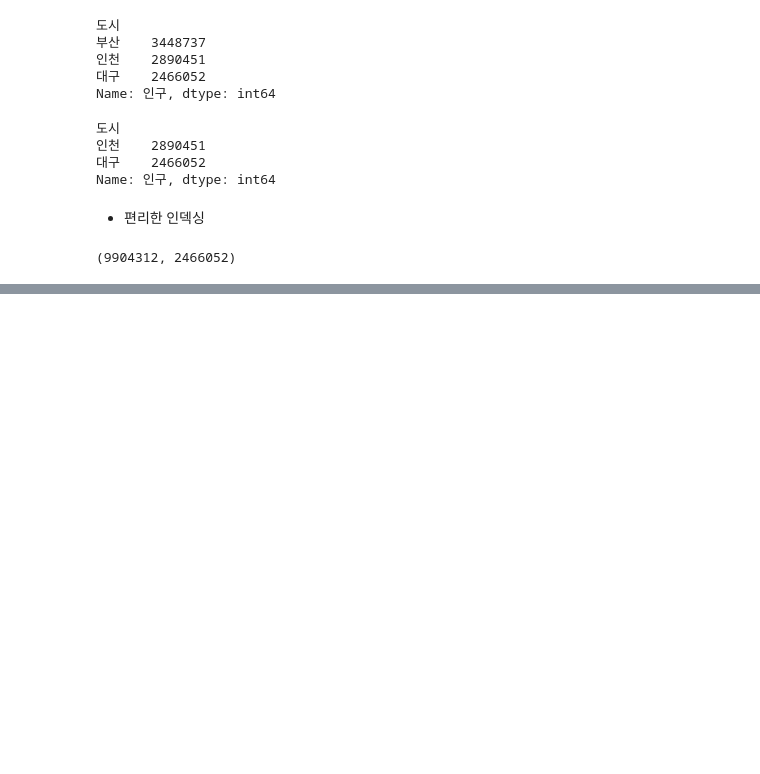
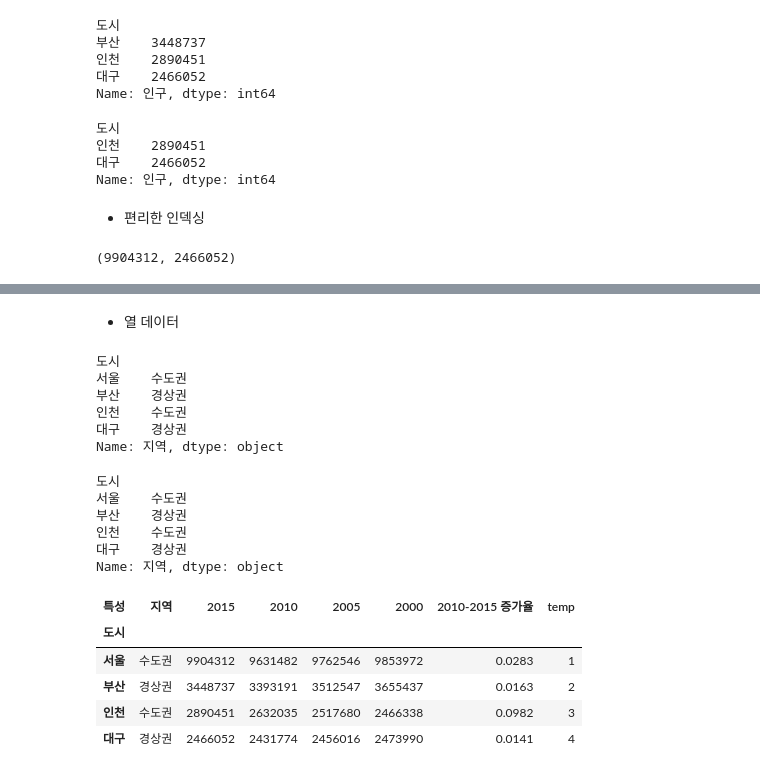
Before and after one commit to youngin0221/Data-Analysis-2021-2, a Jupyter notebook: 02.Pandas/01_소개.ipynb, the cells around one changed output, grey strips where cells are left out. Cells and saved outputs as stored; diff of their text form; code cells hidden in the pictures; blank space fills up the shorter version.

```diff
--- a/02.Pandas/01_소개.ipynb
+++ b/02.Pandas/01_소개.ipynb
@@ -113,0 +156,4 @@ s.서울, s.대구  # 인덱스 라벨이 속성인것처럼 점(.)을 이용하
+# %%
+index = ['서울', '부산', '인천', '대구']
+df.index = index
+df
@@ -113,0 +166,4 @@ s.서울, s.대구  # 인덱스 라벨이 속성인것처럼 점(.)을 이용하
+# %%
+columns = ["지역", "2015", "2010", "2005", "2000", "2010-2015 증가율"]
+df = pd.DataFrame(data, index=index, columns=columns)
+df
@@ -113,0 +183,5 @@ s.서울, s.대구  # 인덱스 라벨이 속성인것처럼 점(.)을 이용하
+# %%
+# 열방향 인덱스와 행방향 인덱스에 이름을 붙이는 것도 가능
+df.index.name = '도시'
+df.columns.name = '특성'
+df
@@ -113,0 +207,33 @@ s.서울, s.대구  # 인덱스 라벨이 속성인것처럼 점(.)을 이용하
+# %% [markdown]
+- 열 데이터
+# %%
+df['지역']
+# %% [output]
+도시
+서울    수도권
+부산    경상권
+인천    수도권
+대구    경상권
+Name: 지역, dtype: object
+# %%
+df.지역
+# %% [output]
+도시
+서울    수도권
+부산    경상권
+인천    수도권
+대구    경상권
+Name: 지역, dtype: object
+# %%
+# 새로운 열을 생성할 경우에는 사용할 수 없음 (df.- : 되도록 조회할 경우에 사용)
+df.temp = [1, 2, 3, 4]
+# %%
+df['temp'] = [1, 2, 3, 4]   # 새로운 열 추가
+df
+# %% [output]
+| 특성 | 지역 | 2015 | 2010 | 2005 | 2000 | 2010-2015 증가율 | temp |
+| 도시 |  |  |  |  |  |  |  |
+| 서울 | 수도권 | 9904312 | 9631482 | 9762546 | 9853972 | 0.0283 | 1 |
+| 부산 | 경상권 | 3448737 | 3393191 | 3512547 | 3655437 | 0.0163 | 2 |
+| 인천 | 수도권 | 2890451 | 2632035 | 2517680 | 2466338 | 0.0982 | 3 |
+| 대구 | 경상권 | 2466052 | 2431774 | 2456016 | 2473990 | 0.0141 | 4 |
```
Also changed, not shown: parts of 25 cells of this notebook, 2 other files.
